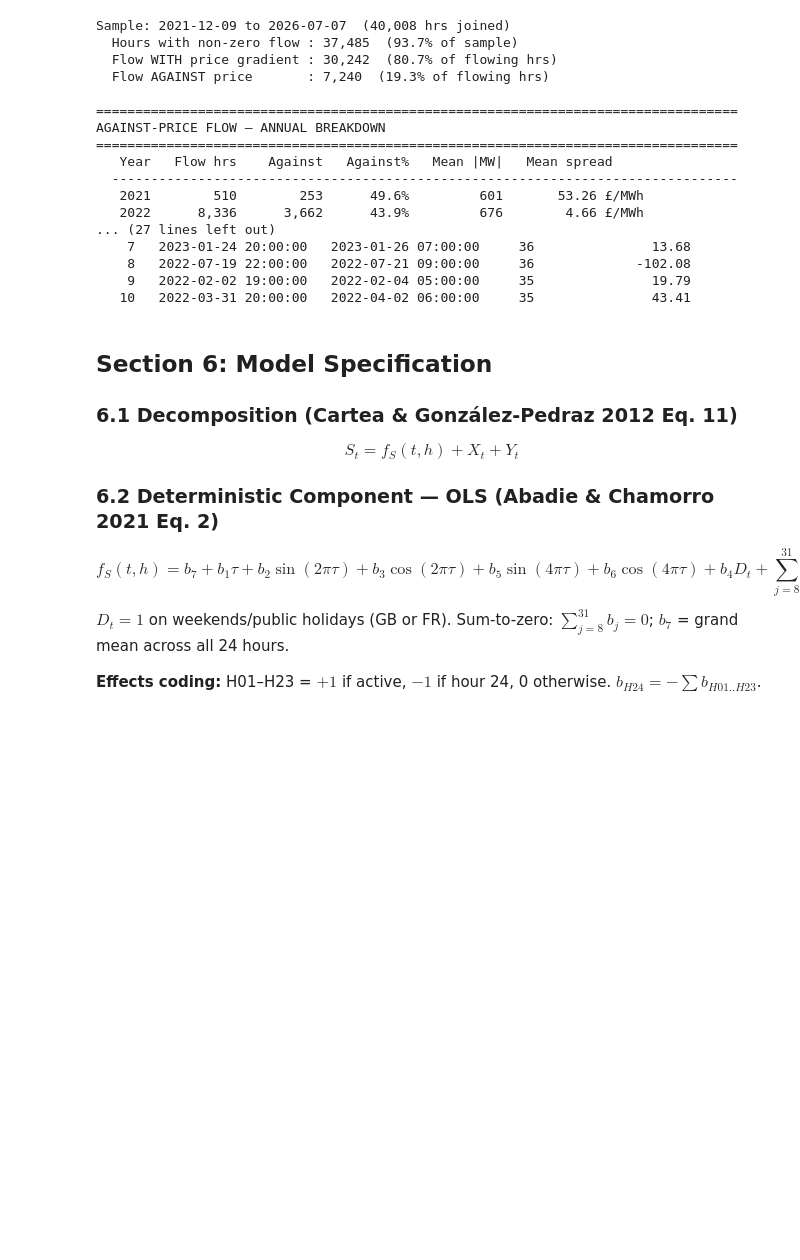
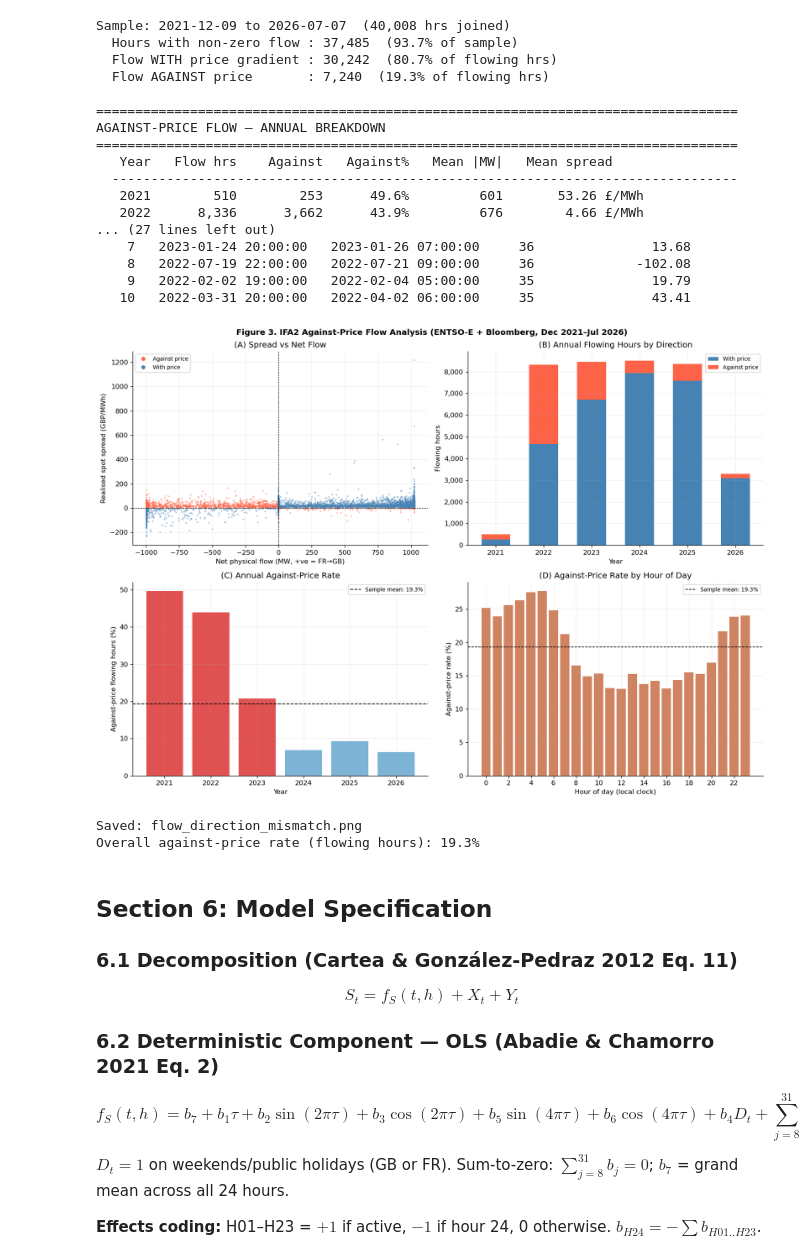
Before and after one commit to aadeshsamdadiya/Interconnector-Model, a Jupyter notebook: M2/IC_spread_direct_v2.ipynb, the cells around one changed output. Drawn from its saved outputs; the diff is of its cells as text; code cells hidden in the pictures; blank space fills up the shorter version.

```diff
--- a/M2/IC_spread_direct_v2.ipynb
+++ b/M2/IC_spread_direct_v2.ipynb
@@ -539,6 +645,81 @@ AGAINST-PRICE FLOW — ANNUAL BREAKDOWN
     8   2022-07-19 22:00:00   2022-07-21 09:00:00     36             -102.08
     9   2022-02-02 19:00:00   2022-02-04 05:00:00     35               19.79
    10   2022-03-31 20:00:00   2022-04-02 06:00:00     35               43.41
+# %%
+# ── Fig 3: Against-price flow visualisation (4-panel) ─────────────────────────
+# Uses _df and _ann computed in the cell above (against-price analysis).
+
+import matplotlib.ticker as mticker
+from matplotlib.lines import Line2D
+import numpy as np
+
+_fig3, _axes3 = plt.subplots(2, 2, figsize=(14, 10))
+_fig3.suptitle(
+    'Figure 3. IFA2 Against-Price Flow Analysis (ENTSO-E + Bloomberg, Dec 2021–Jul 2026)',
+    fontweight='bold', fontsize=12)
+
+# ── Panel A: spread vs net flow scatter, coloured by direction ────────────────
+_ax = _axes3[0, 0]
+_samp = _df.sample(min(8_000, len(_df)), random_state=42)
+_colors = _samp['against'].map({True: 'tomato', False: 'steelblue'})
+_ax.scatter(_samp['net_mw'], _samp['spread_gbp'],
+            c=_colors, s=2, alpha=0.35, rasterized=True)
+_ax.axhline(0, color='k', lw=0.7, ls='--')
+_ax.axvline(0, color='k', lw=0.7, ls='--')
+_ax.set_xlabel('Net physical flow (MW, +ve = FR→GB)')
+_ax.set_ylabel('Realised spot spread (GBP/MWh)')
+_ax.set_title('(A) Spread vs Net Flow')
+_leg_handles = [
+    Line2D([0],[0], marker='o', color='w', markerfacecolor='tomato',   markersize=7, label='Against price'),
+    Line2D([0],[0], marker='o', color='w', markerfacecolor='steelblue', markersize=7, label='With price'),
+]
+_ax.legend(handles=_leg_handles, fontsize=8)
+
+# ── Panel B: annual stacked bar — flowing hours by direction ──────────────────
+_ax = _axes3[0, 1]
+_yrs_ann = _ann.index.astype(int).tolist()
+_ax.bar(_yrs_ann, _ann['with_hrs'],    0.6, color='steelblue', label='With price')
+_ax.bar(_yrs_ann, _ann['against_hrs'], 0.6,
+        bottom=_ann['with_hrs'], color='tomato', label='Against price')
+_ax.set_xlabel('Year'); _ax.set_ylabel('Flowing hours')
+_ax.set_title('(B) Annual Flowing Hours by Direction')
+_ax.legend(fontsize=8)
+_ax.yaxis.set_major_formatter(mticker.FuncFormatter(lambda x, _: f'{int(x):,}'))
+_ax.set_xticks(_yrs_ann)
+
+# ── Panel C: annual against-price rate with overall mean ─────────────────────
+_ax = _axes3[1, 0]
+_against_pct_vals = (_ann['against_pct'] * 100).values
+_overall_ap = _df['against'].sum() / _df['has_flow'].sum() * 100
+_bar_colors = ['#e05252' if v > _overall_ap else '#7db3d4' for v in _against_pct_vals]
+_ax.bar(_yrs_ann, _against_pct_vals, color=_bar_colors)
+_ax.axhline(_overall_ap, color='k', lw=1.2, ls='--',
+            label=f'Sample mean: {_overall_ap:.1f}%')
+_ax.set_xlabel('Year'); _ax.set_ylabel('Against-price flowing hours (%)')
+_ax.set_title('(C) Annual Against-Price Rate')
+_ax.legend(fontsize=8); _ax.set_xticks(_yrs_ann)
+
+# ── Panel D: diurnal profile of against-price rate ────────────────────────────
+_ax = _axes3[1, 1]
+_df['_hour'] = _df.index.hour
+_hourly_rate = _df[_df['has_flow']].groupby('_hour')['against'].mean() * 100
+_ax.bar(_hourly_rate.index, _hourly_rate.values, color='#c0592b', alpha=0.75)
+_ax.axhline(_overall_ap, color='k', lw=1.0, ls='--',
+            label=f'Sample mean: {_overall_ap:.1f}%')
+_ax.set_xlabel('Hour of day (local clock)'); _ax.set_ylabel('Against-price rate (%)')
+_ax.set_title('(D) Against-Price Rate by Hour of Day')
+_ax.set_xticks(range(0, 24, 2)); _ax.legend(fontsize=8)
+del _df['_hour']
+
+plt.tight_layout()
+_fig3.savefig(OUTPUT_DIR / 'flow_direction_mismatch.png', dpi=150, bbox_inches='tight')
+plt.show()
+print(f'Saved: flow_direction_mismatch.png')
+print(f'Overall against-price rate (flowing hours): {_overall_ap:.1f}%')
+# %% [output]
+[figure, added]
+Saved: flow_direction_mismatch.png
+Overall against-price rate (flowing hours): 19.3%
 # %% [markdown]
 ## Section 6: Model Specification
 
```
Also changed, not shown: parts of 16 cells of this notebook, 13 other files.
